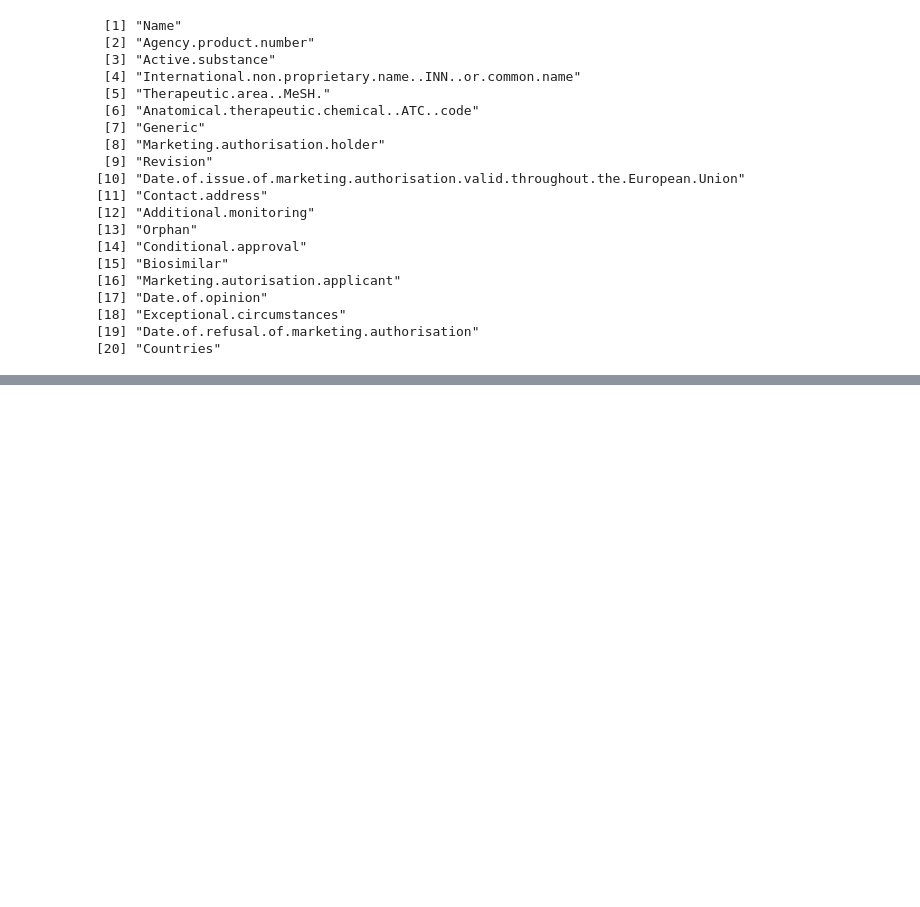
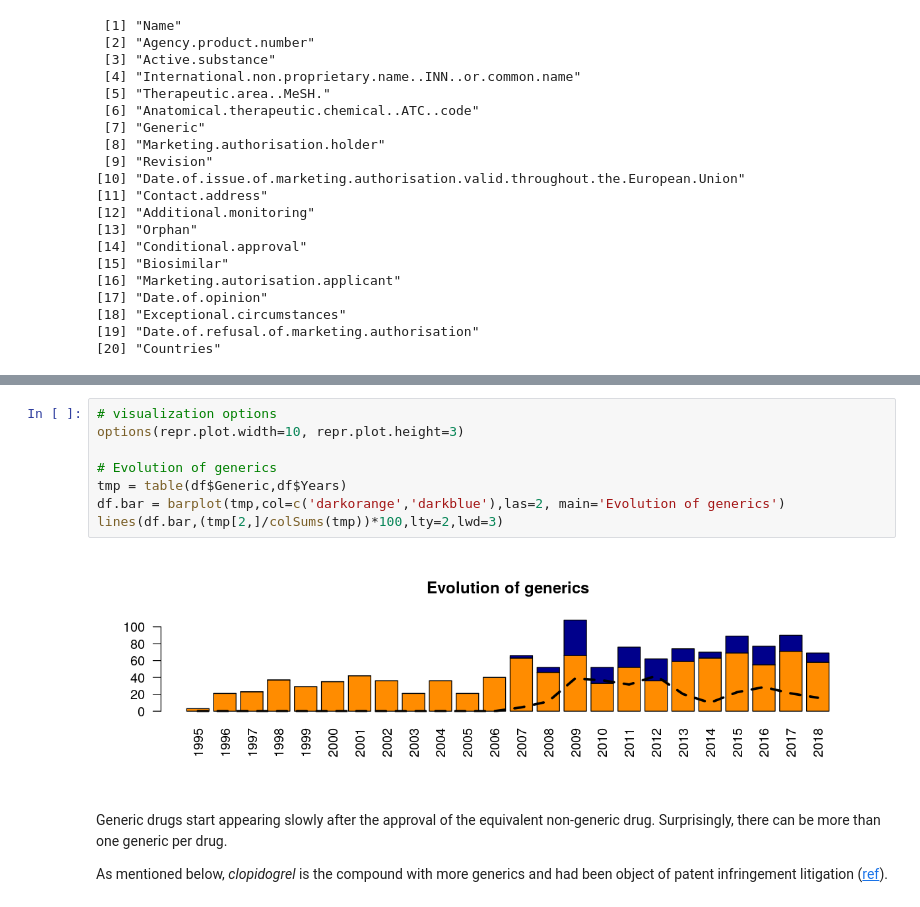
Before and after one commit to MiqG/EMA-Data-Scratching-with-RSelenium, a Jupyter notebook: web_scrapping_EMA.ipynb, the cells around one changed output, grey strips where cells are left out. Cells and saved outputs as stored; diff of their text form; blank space fills up the shorter version.

```diff
--- a/web_scrapping_EMA.ipynb
+++ b/web_scrapping_EMA.ipynb
@@ -153,0 +239,14 @@ drug_df$Date.of.issue.of.marketing.authorisation.valid.throughout.the.European.U
+# %%
+# visualization options
+options(repr.plot.width=10, repr.plot.height=3)
+
+# Evolution of generics
+tmp = table(df$Generic,df$Years)
+df.bar = barplot(tmp,col=c('darkorange','darkblue'),las=2, main='Evolution of generics')
+lines(df.bar,(tmp[2,]/colSums(tmp))*100,lty=2,lwd=3)
+# %% [output]
+[figure, added]
+# %% [markdown]
+Generic drugs start appearing slowly after the approval of the equivalent non-generic drug. Surprisingly, there can be more than one generic per drug.
+
+As mentioned below, *clopidogrel* is the compound with more generics and had been object of patent infringement litigation ([ref](https://www.ft.com/content/20159dfe-2e50-11db-93ad-0000779e2340)).
```
Also changed, not shown: parts of 39 cells of this notebook, 2 other files.
